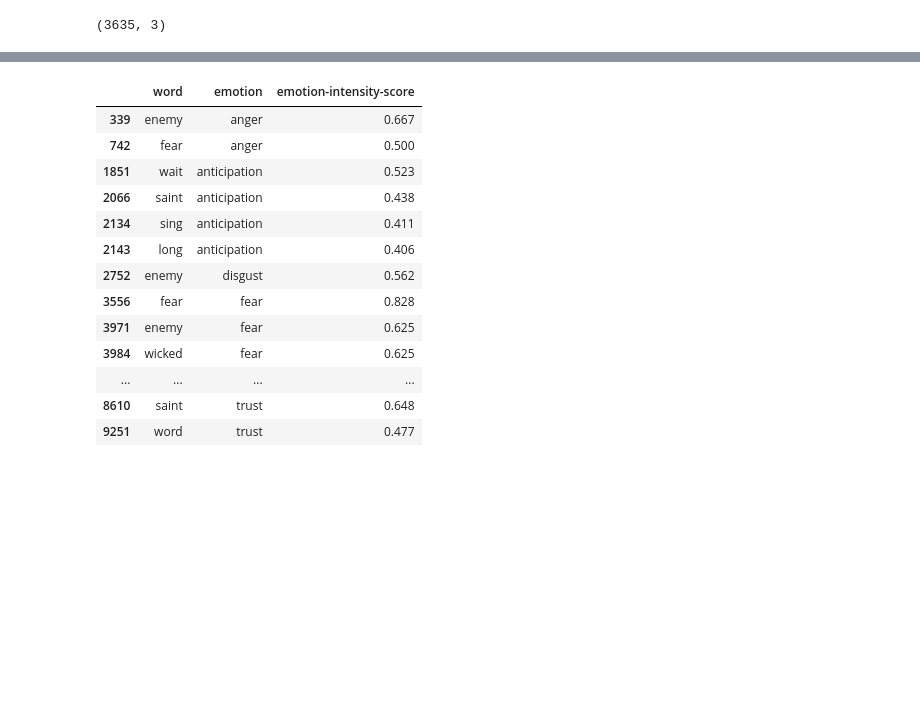
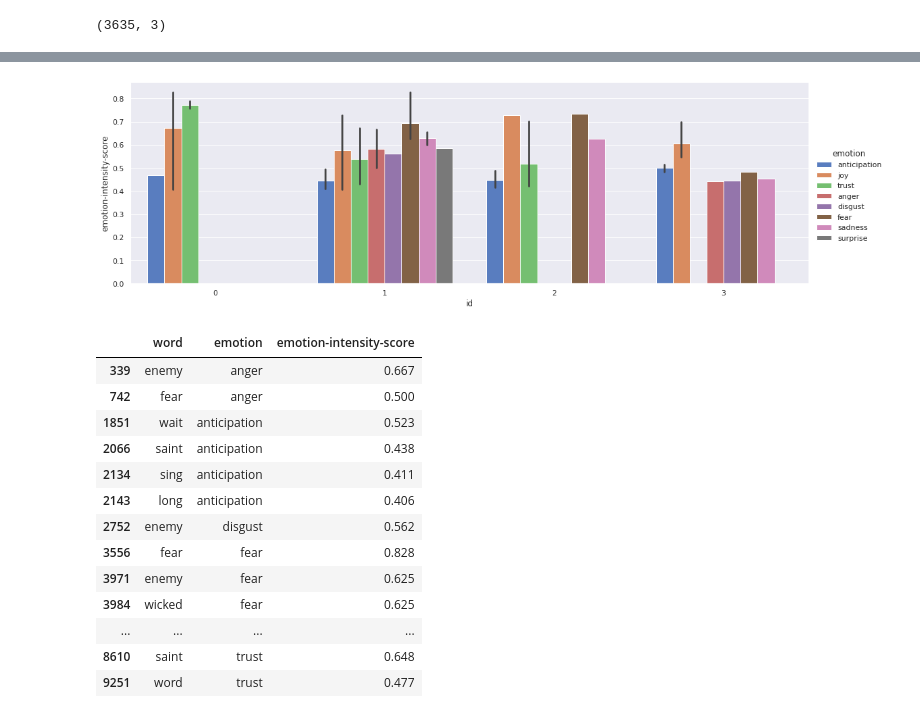
Before and after one commit to Gail529/Recommendation-system, a Jupyter notebook: nrc_song.ipynb, the cells around one changed output, grey strips where cells are left out. Cells and saved outputs as stored; diff of their text form; code cells hidden in the pictures; blank space fills up the shorter version.

```diff
--- a/nrc_song.ipynb
+++ b/nrc_song.ipynb
@@ -108,3 +96,10 @@ emo_new.head(50)
+# %%
+data=emo_new.iloc[0:50,:]
+sns.set(style='darkgrid')
+g=sns.catplot(x='id',y='emotion-intensity-score',data=data,
+              hue="emotion",kind="bar",palette="muted",height=5,aspect=3)
+# %% [output]
+[figure, added]
 # %%
 lyrics=songs.iloc[1,2]
 fline=re.sub('['+string.punctuation+']','',lyrics)
```
Also changed, not shown: parts of 6 cells of this notebook.
